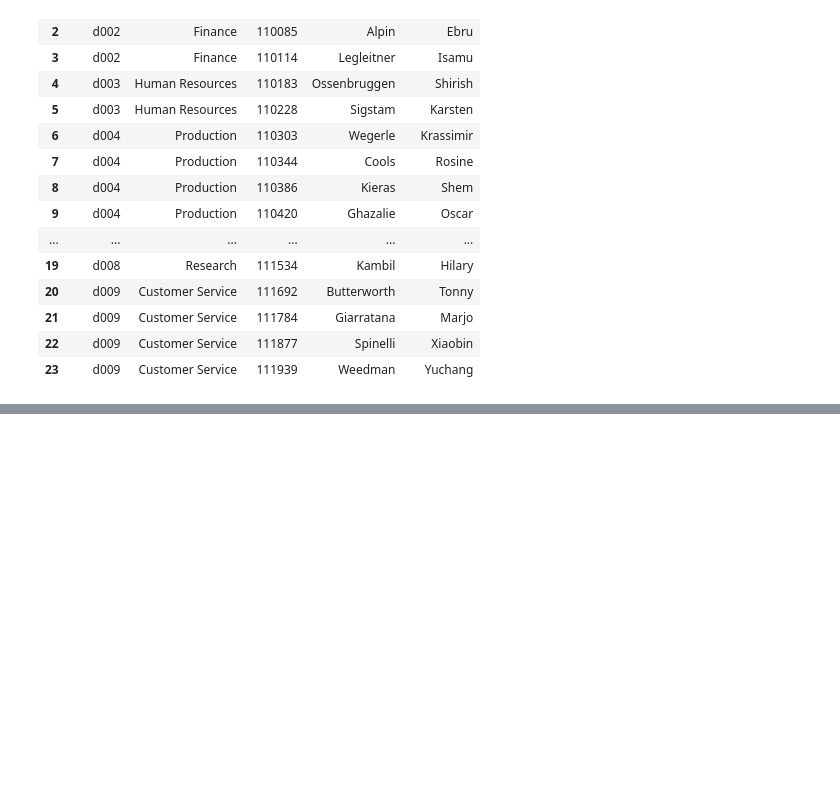
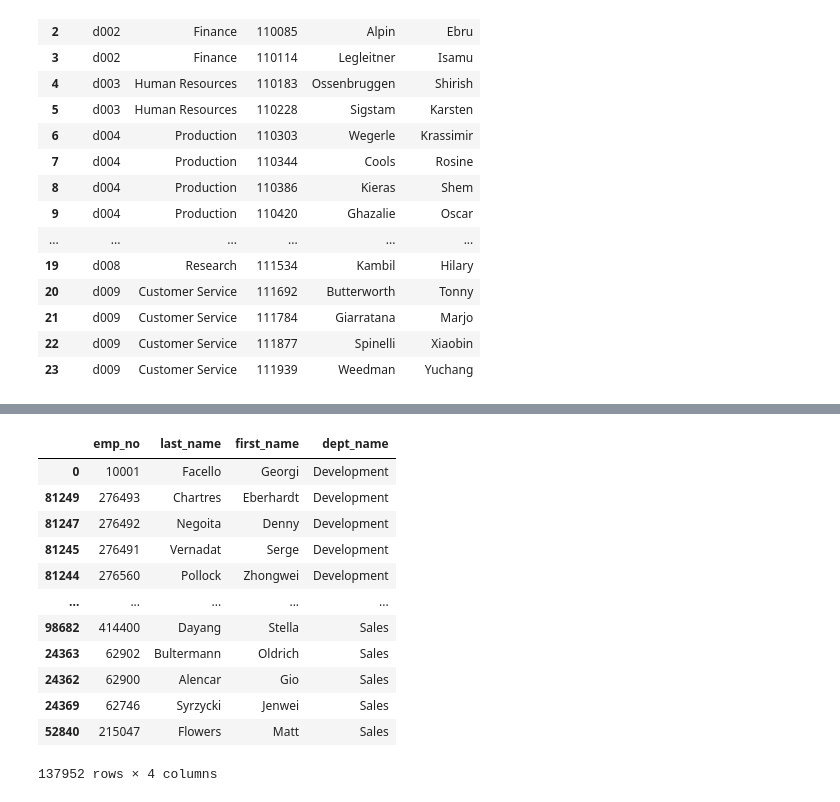
Before and after one commit to IrinaUX/sql-challenge, a Jupyter notebook: postgreSQL.ipynb, the cells around one changed output, grey strips where cells are left out. Cells and saved outputs as stored; diff of their text form; code cells hidden in the pictures; blank space fills up the shorter version.

```diff
--- a/postgreSQL.ipynb
+++ b/postgreSQL.ipynb
@@ -101,0 +160,18 @@ department_managers_df.sort_values('emp_no', ascending=True)
+# %%
+# Import employee_dept_sales table:
+employees_dept_sales_and_dev_df = pd.read_sql_table("employees_dept_sales_and_dev", con=engine, )
+employees_dept_sales_and_dev_df.sort_values('dept_name', ascending=True)
+# %% [output]
+|  | emp_no | last_name | first_name | dept_name |
+| 0 | 10001 | Facello | Georgi | Development |
+| 81249 | 276493 | Chartres | Eberhardt | Development |
+| 81247 | 276492 | Negoita | Denny | Development |
+| 81245 | 276491 | Vernadat | Serge | Development |
+| 81244 | 276560 | Pollock | Zhongwei | Development |
+| ... | ... | ... | ... | ... |
+| 98682 | 414400 | Dayang | Stella | Sales |
+| 24363 | 62902 | Bultermann | Oldrich | Sales |
+| 24362 | 62900 | Alencar | Gio | Sales |
+| 24369 | 62746 | Syrzycki | Jenwei | Sales |
+| 52840 | 215047 | Flowers | Matt | Sales |
+137952 rows × 4 columns
```
Also changed, not shown: parts of 4 cells of this notebook, 1 other file.
